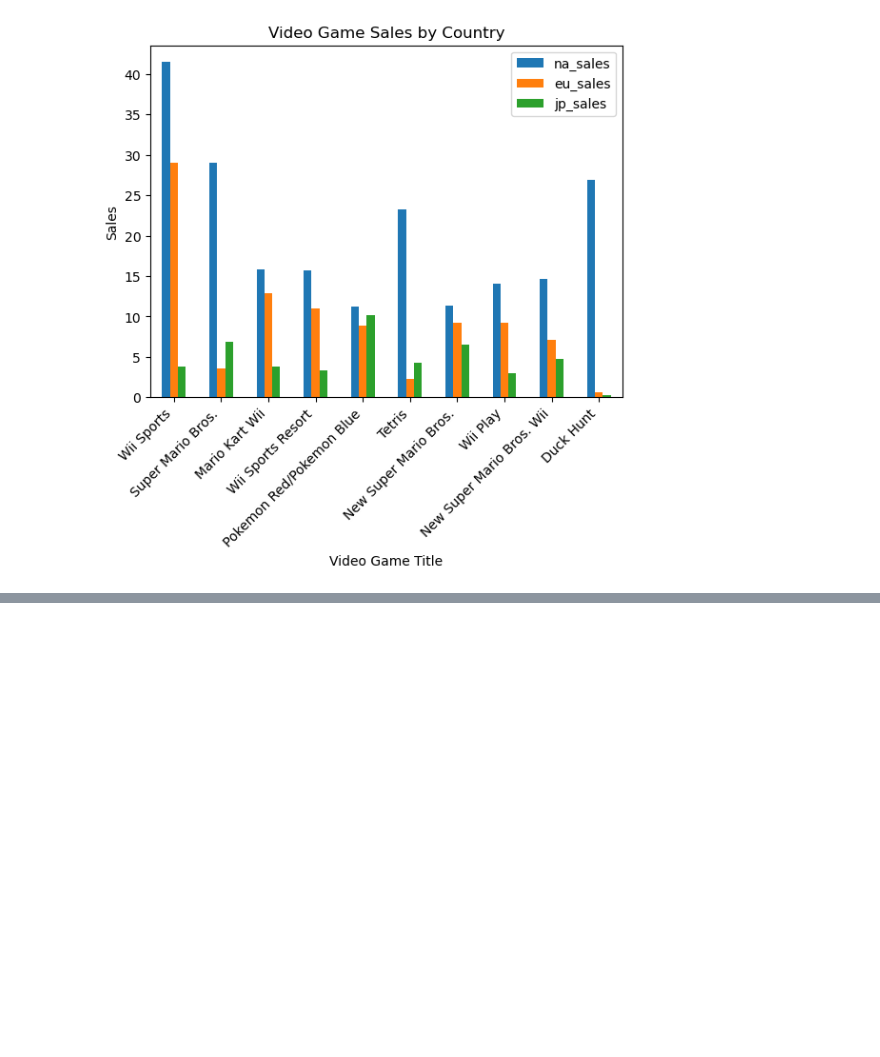
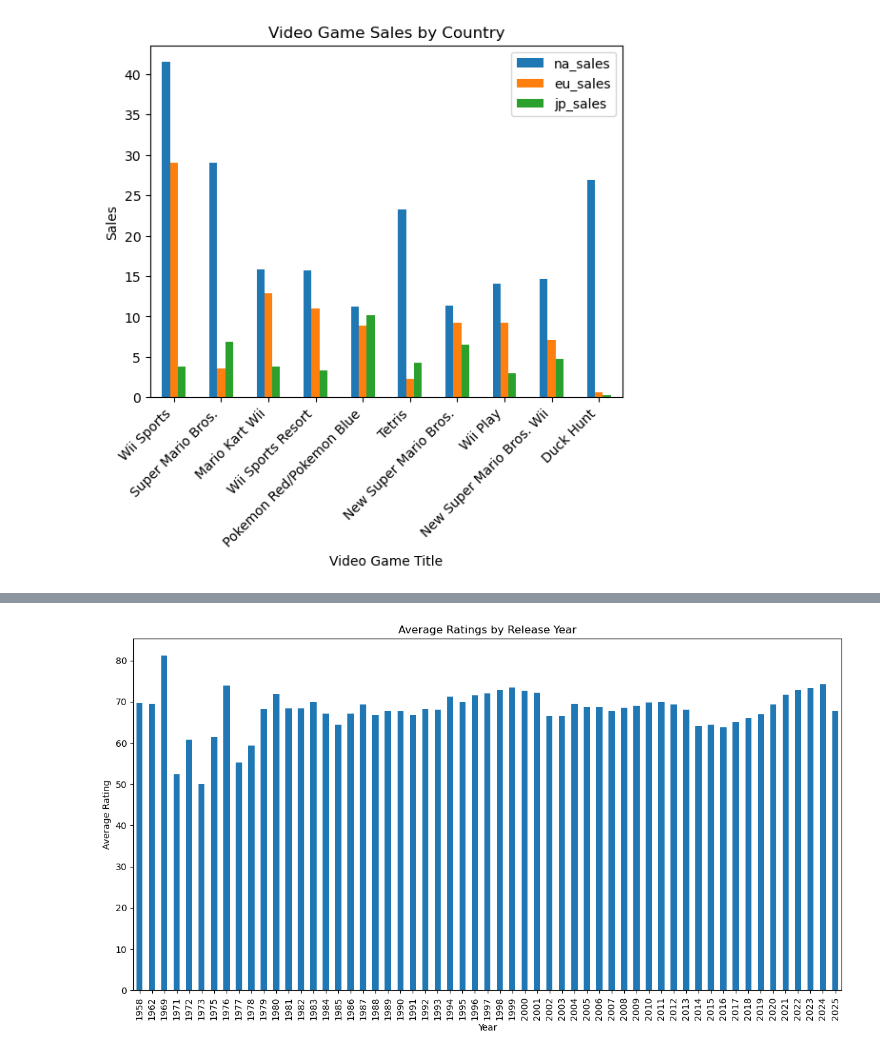
Before and after one commit to knohavec/Project-1-, a Jupyter notebook: Data Exploration Jupiter Notebooks/video_game_sales.ipynb, the cells around one changed output, grey strips where cells are left out. Drawn from its saved outputs; the diff is of its cells as text; code cells hidden in the pictures; blank space fills up the shorter version.

```diff
--- a/Data Exploration Jupiter Notebooks/video_game_sales.ipynb
+++ b/Data Exploration Jupiter Notebooks/video_game_sales.ipynb
@@ -349,0 +348,15 @@ Text(0, 0.5, 'Global Sales (in millions)')
+# %%
+#Visualize Ratings to Release Date
+ratings_df = pd.read_csv('..//Cleaned Data//video_games_ratings.csv')
+ratings_df.head()
+ratings_df['first_release_date'] = pd.to_datetime(ratings_df['first_release_date'], infer_datetime_format=True)
+ratings_df['release_year'] = ratings_df['first_release_date'].dt.year
+
+plt.figure(figsize=(14, 7))
+ratings_df.groupby('release_year')['rating'].mean().plot(kind='bar')
+plt.title('Average Ratings by Release Year')
+plt.xlabel('Year')
+plt.ylabel('Average Rating')
+plt.show()
+# %% [output]
+[figure, added]
```
Also changed, not shown: parts of 2 cells of this notebook.
